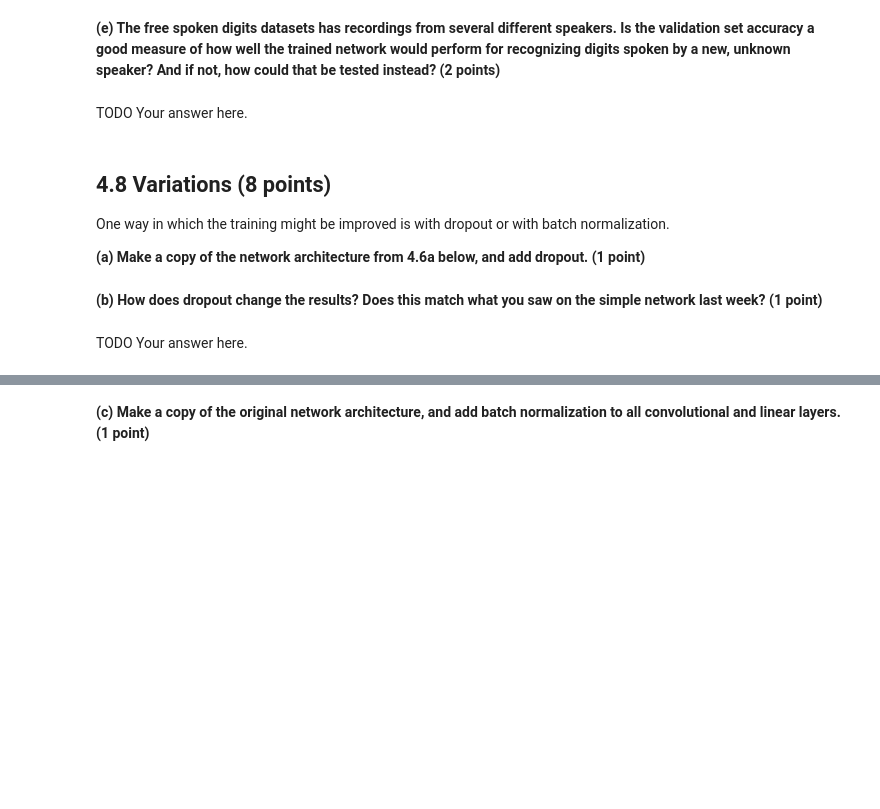
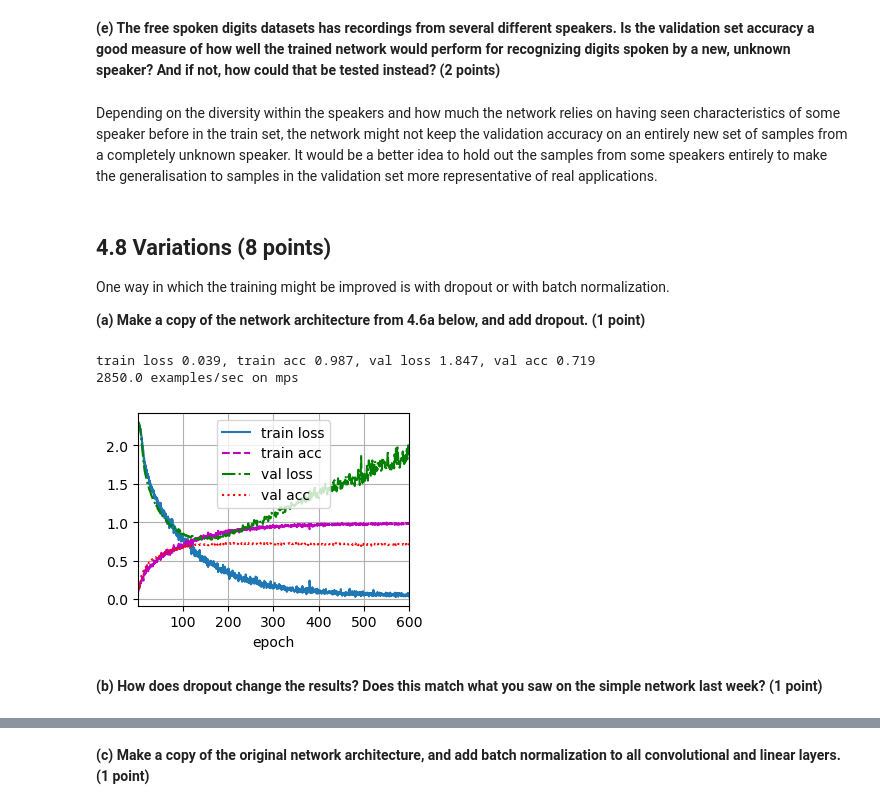
Before and after one commit to aschroede/RU-Deep-Learning, a Jupyter notebook: Assignment 4/dl-assignment-4.ipynb, the cells around one changed output, grey strips where cells are left out. Saved outputs shown, nothing was run; the diff lists cells and outputs as text; code cells hidden in the pictures; blank space fills up the shorter version.

```diff
--- a/Assignment 4/dl-assignment-4.ipynb
+++ b/Assignment 4/dl-assignment-4.ipynb
@@ -827,3 +882,9 @@ Hint: think about how (valid) convolutional layers and pooling layers with strid
 # %%
 # TODO: Compute the number of parameters
 # Hint: use net.parameters() and param.nelement()
+net = build_net()
+total = 0
+for i, param in enumerate(net.parameters()):
+    print(f'Parameter index {i}: Parameter count: {param.nelement()}')
+    total += param.nelement()
+print(f'Total number of parameters: {total}')
@@ -965,7 +1060,7 @@ How large is our training set this time? How would this affect the number of epo
 
 **(e) How many epochs do you think are needed?<span style="float:right"> (1 point)</span>**
 # %%
-lr, num_epochs = 0.001, 10 # TODO: change
+lr, num_epochs = 0.0001, 100
 # %% [markdown]
 **(f) Now train the network.**
 # %%
@@ -1005,19 +1119,43 @@ TODO Your answer here.
 # %% [markdown]
 **(e) The free spoken digits datasets has recordings from several different speakers. Is the validation set accuracy a good measure of how well the trained network would perform for recognizing digits spoken by a new, unknown speaker? And if not, how could that be tested instead?<span style="float:right"> (2 points)</span>**
-# %% [markdown]
-TODO Your answer here.
+# %% [markdown]
+Depending on the diversity within the speakers and how much the network relies on having seen characteristics of some speaker before in the train set, the network might not keep the validation accuracy on an entirely new set of samples from a completely unknown speaker. It would be a better idea to hold out the samples from some speakers entirely to make the generalisation to samples in the validation set more representative of real applications.
 # %% [markdown]
 ## 4.8 Variations (8 points)
 
 One way in which the training might be improved is with dropout or with batch normalization.
 
 **(a) Make a copy of the network architecture from 4.6a below, and add dropout.<span style="float:right"> (1 point)</span>**
-# %%
-def build_net_dropout():
-    return ...  # TODO: your network here
-
-train(build_net_dropout(), train_data, validation_data, num_epochs=2*num_epochs, lr=lr)
+# %%
+lr, num_epochs = 0.0001, 300
+# %%
+def build_net_dropout():
+    return torch.nn.Sequential(
+        torch.nn.Conv1d(1, 4, kernel_size=5),
+        torch.nn.ReLU(),
+        torch.nn.AvgPool1d(kernel_size=2, stride=2),
+        torch.nn.Conv1d(4, 8, kernel_size=5),
+        torch.nn.ReLU(),
+        torch.nn.AvgPool1d(kernel_size=2, stride=2),
+        torch.nn.Conv1d(8, 16, kernel_size=5),
+        torch.nn.ReLU(),
+        torch.nn.AvgPool1d(kernel_size=2, stride=2),
+        torch.nn.Conv1d(16, 32, kernel_size=5),
+        torch.nn.ReLU(),
+        torch.nn.AvgPool1d(kernel_size=2, stride=2),
+        torch.nn.Flatten(),
+        torch.nn.Linear(11872, 128),
+        torch.nn.ReLU(),
+        torch.nn.Dropout(p=0.3),
+        torch.nn.Linear(128, 64),
+        torch.nn.ReLU(),
+        torch.nn.Dropout(p=0.3),
+        torch.nn.Linear(64, 10))
+
+train(build_net_dropout(), train_data, validation_data, num_epochs=2*num_epochs, lr=lr)
+# %% [output]
+train loss 0.039, train acc 0.987, val loss 1.847, val acc 0.719
+2850.0 examples/sec on mps
+[figure, added]
 # %% [markdown]
 **(b) How does dropout change the results? Does this match what you saw on the simple network last week?<span style="float:right"> (1 point)</span>**
-# %% [markdown]
-TODO Your answer here.
```
Also changed, not shown: parts of 41 cells of this notebook, 1 other file.
